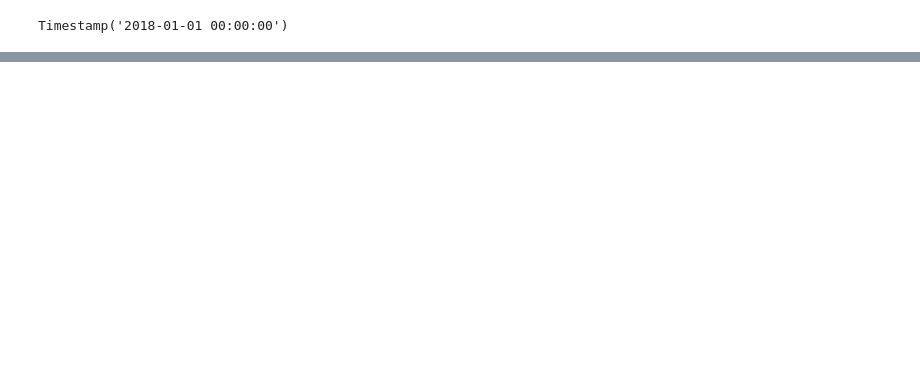
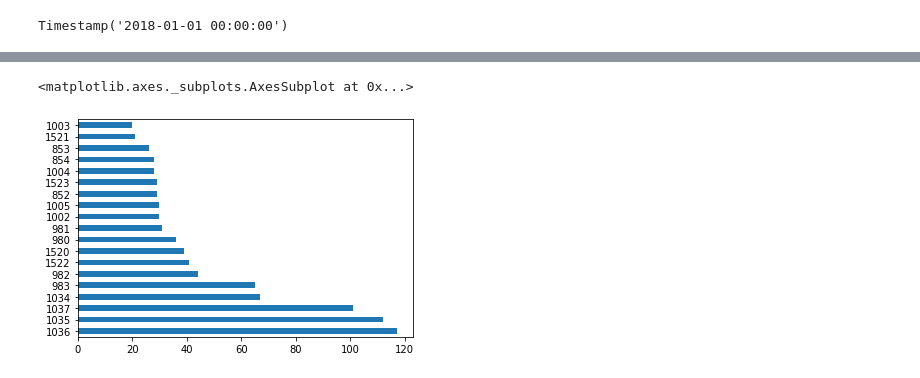
Before and after one commit to luisriego/An-lise-de-dados-com-Python-e-Pandas, a Jupyter notebook: excel_init.ipynb, the cells around one changed output, grey strips where cells are left out. Drawn from its saved outputs; the diff is of its cells as text; code cells hidden in the pictures; blank space fills up the shorter version.

```diff
--- a/excel_init.ipynb
+++ b/excel_init.ipynb
@@ -248,0 +277,6 @@ vendas_marco_19.sample(20)
+# %%
+# Gráfica de barras horizontais de menor a maior
+df["LojaID"].value_counts().plot.barh()
+# %% [output]
+<matplotlib.axes._subplots.AxesSubplot at 0x...>
+[figure, added]
```
Also changed, not shown: parts of 21 cells of this notebook.
